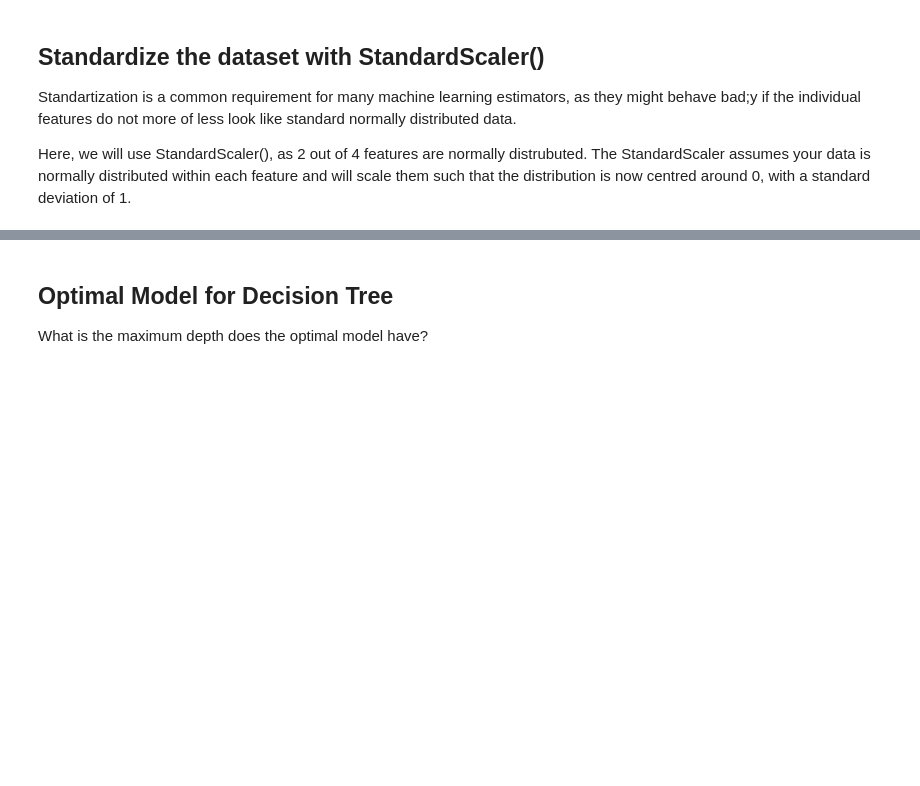
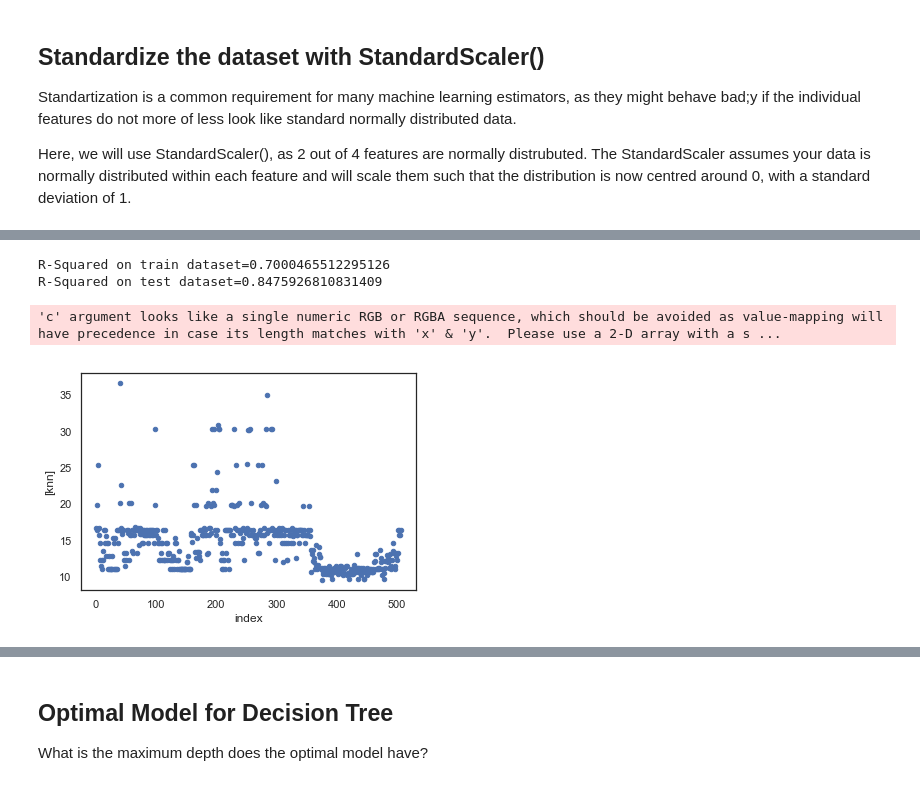
Before and after one commit to olgabradford/machine_learning_python, a Jupyter notebook: 01_08_python_boston_housing_regression.ipynb, the cells around one changed output, grey strips where cells are left out. Saved outputs shown, nothing was run; the diff lists cells and outputs as text; code cells hidden in the pictures; blank space fills up the shorter version.

```diff
--- a/01_08_python_boston_housing_regression.ipynb
+++ b/01_08_python_boston_housing_regression.ipynb
@@ -450,0 +561,33 @@ Assign the GridSearchCV object to the 'grid' variable.
+# %%
+#predicting on the test set and creating submission file
+
+modelknn = neighbors.KNeighborsRegressor(n_neighbors = 7)
+modelknn.fit(X_train, Y_train)
+
+predictions_knn = modelknn.predict(features3)
+#print(predictions_dectree)
+
+#add decision tree predictions as a column
+column_values=pd.Series(predictions_knn)
+
+data.insert(loc=14,column='knn', value=column_values)
+#add index
+data['index']=range(1,len(data)+1)
+data.head(5)
+
+data.to_csv('knn_predict.csv',index=False)
+# %%
+modelknn.fit(X_train,Y_train)
+print("R-Squared on train dataset={}".format(modelknn.score(X_train,Y_train)))
+
+modelknn.fit(X_test,Y_validation)
+print("R-Squared on test dataset={}".format(modelknn.score(X_test,Y_validation)))
+# %% [output]
+R-Squared on train dataset=0.7000465512295126
+R-Squared on test dataset=0.8475926810831409
+# %%
+data.plot.scatter(x='index', y=['knn'])
+plt.show()
+# %% [output]
+'c' argument looks like a single numeric RGB or RGBA sequence, which should be avoided as value-mapping will have precedence in case its length matches with 'x' & 'y'.  Please use a 2-D array with a s ...
+[figure, added]
```
Also changed, not shown: parts of 40 cells of this notebook.
